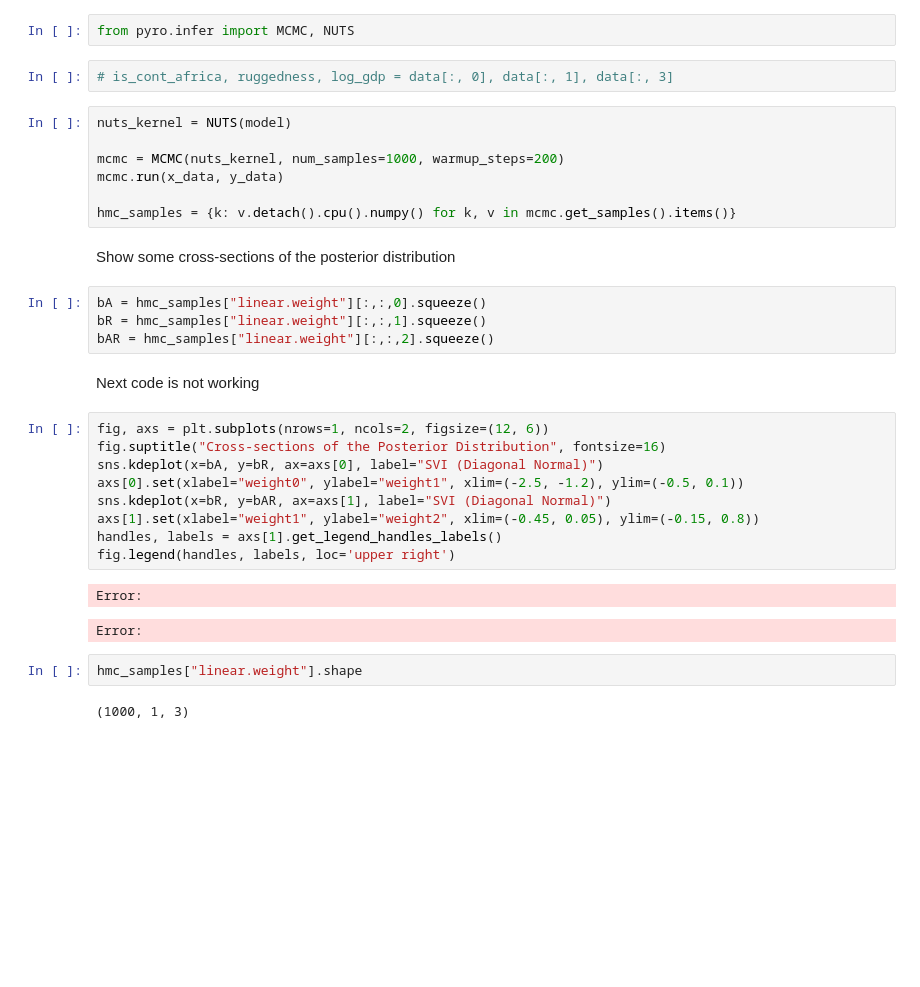
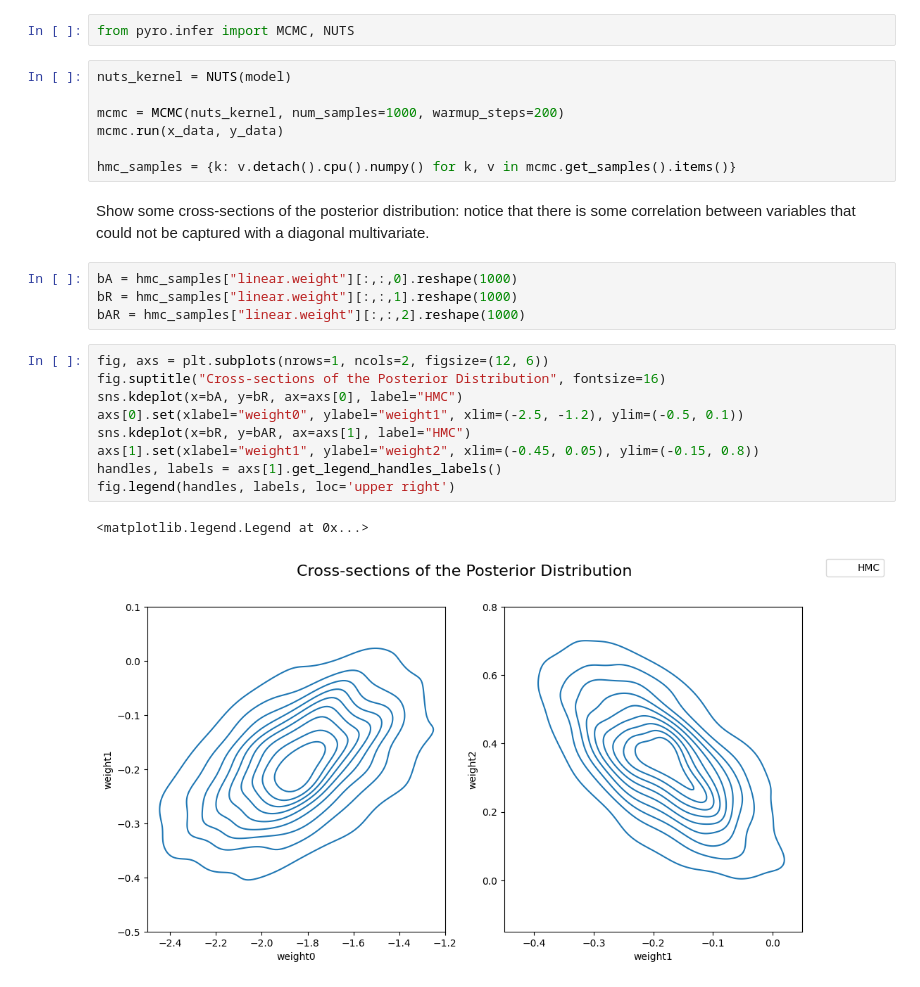
Before and after one commit to MicheleUIT/Probabilistic-load-forecasting-with-Reservoir-Computing, a Jupyter notebook: code/tutorials/Experiments_with_PYRO.ipynb, the cells around one changed output. Cells and saved outputs as stored; diff of their text form; blank space fills up the shorter version.

```diff
--- a/code/tutorials/Experiments_with_PYRO.ipynb
+++ b/code/tutorials/Experiments_with_PYRO.ipynb
@@ -445,7 +447,5 @@ ax[1].set(xlabel="Terrain Ruggedness Index",
 # %%
 from pyro.infer import MCMC, NUTS
-# %%
-# is_cont_africa, ruggedness, log_gdp = data[:, 0], data[:, 1], data[:, 3]
 # %%
 nuts_kernel = NUTS(model)
 
@@ -454,26 +454,20 @@ mcmc.run(x_data, y_data)
 
 hmc_samples = {k: v.detach().cpu().numpy() for k, v in mcmc.get_samples().items()}
 # %% [markdown]
-Show some cross-sections of the posterior distribution
+Show some cross-sections of the posterior distribution: notice that there is some correlation between variables that could not be captured with a diagonal multivariate.
 # %%
-bA = hmc_samples["linear.weight"][:,:,0].squeeze()
-bR = hmc_samples["linear.weight"][:,:,1].squeeze()
-bAR = hmc_samples["linear.weight"][:,:,2].squeeze()
+bA = hmc_samples["linear.weight"][:,:,0].reshape(1000)
+bR = hmc_samples["linear.weight"][:,:,1].reshape(1000)
+bAR = hmc_samples["linear.weight"][:,:,2].reshape(1000)
-# %% [markdown]
-Next code is not working
 # %%
 fig, axs = plt.subplots(nrows=1, ncols=2, figsize=(12, 6))
 fig.suptitle("Cross-sections of the Posterior Distribution", fontsize=16)
-sns.kdeplot(x=bA, y=bR, ax=axs[0], label="SVI (Diagonal Normal)")
+sns.kdeplot(x=bA, y=bR, ax=axs[0], label="HMC")
 axs[0].set(xlabel="weight0", ylabel="weight1", xlim=(-2.5, -1.2), ylim=(-0.5, 0.1))
-sns.kdeplot(x=bR, y=bAR, ax=axs[1], label="SVI (Diagonal Normal)")
+sns.kdeplot(x=bR, y=bAR, ax=axs[1], label="HMC")
 axs[1].set(xlabel="weight1", ylabel="weight2", xlim=(-0.45, 0.05), ylim=(-0.15, 0.8))
 handles, labels = axs[1].get_legend_handles_labels()
 fig.legend(handles, labels, loc='upper right')
 # %% [output]
-Error:
+<matplotlib.legend.Legend at 0x...>
-Error:
+[figure, added]
-# %%
-hmc_samples["linear.weight"].shape
-# %% [output]
-(1000, 1, 3)
```
Also changed, not shown: parts of 2 cells of this notebook.
